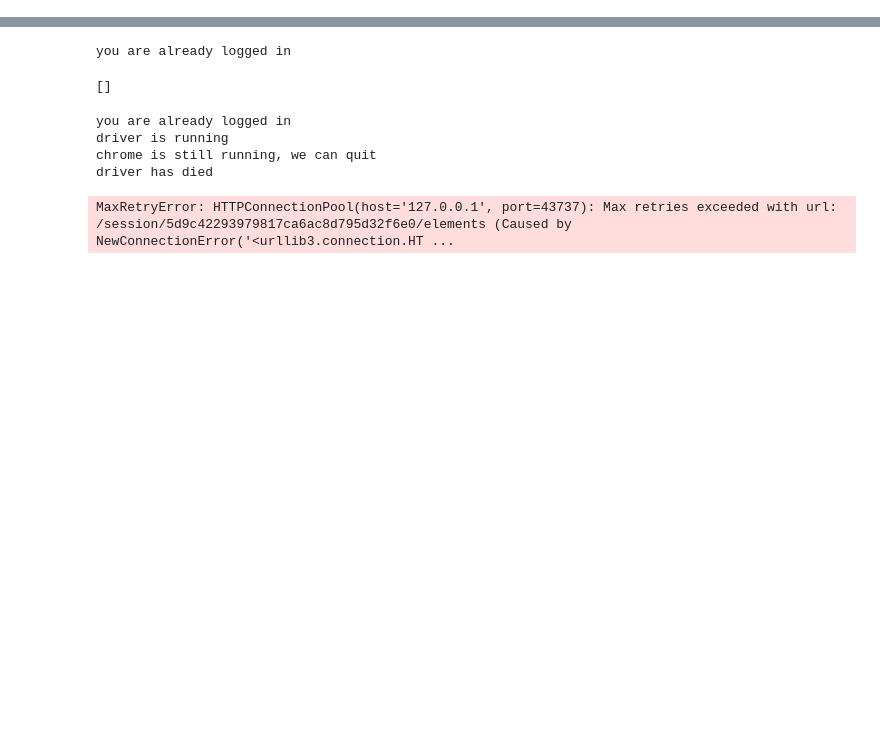
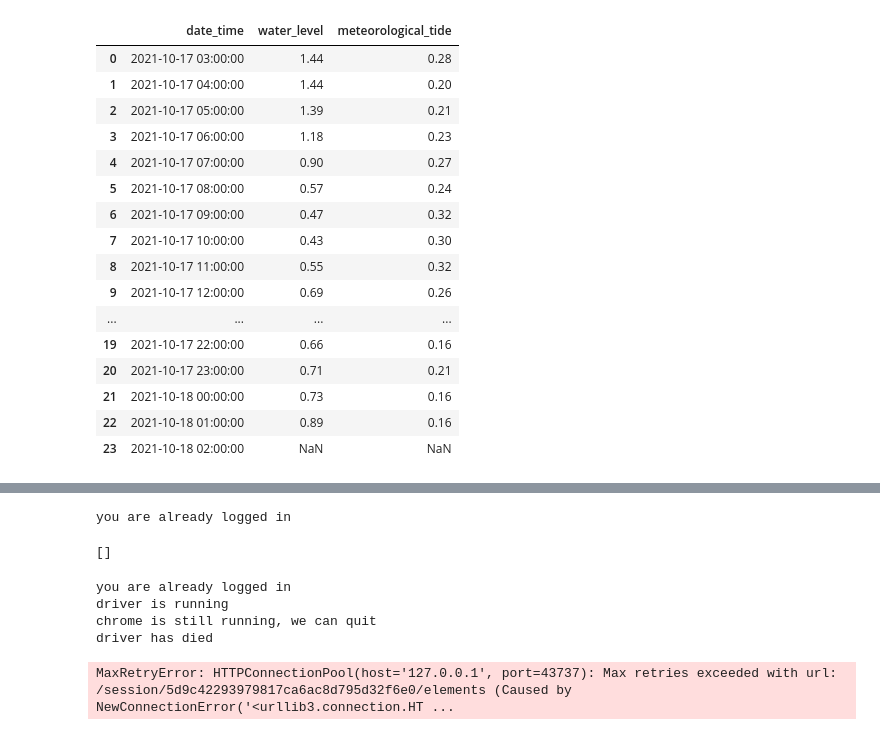
Before and after one commit to soutobias/oceanoobsbrasil, a Jupyter notebook: notebooks/tide_santos.ipynb, the cells around one changed output, grey strips where cells are left out. Cells and saved outputs as stored; diff of their text form; code cells hidden in the pictures; blank space fills up the shorter version.

```diff
--- a/notebooks/tide_santos.ipynb
+++ b/notebooks/tide_santos.ipynb
@@ -35,0 +64,20 @@ KeyboardInterrupt:
+# %%
+df
+# %% [output]
+|  | date_time | water_level | meteorological_tide |
+| 0 | 2021-10-17 03:00:00 | 1.44 | 0.28 |
+| 1 | 2021-10-17 04:00:00 | 1.44 | 0.20 |
+| 2 | 2021-10-17 05:00:00 | 1.39 | 0.21 |
+| 3 | 2021-10-17 06:00:00 | 1.18 | 0.23 |
+| 4 | 2021-10-17 07:00:00 | 0.90 | 0.27 |
+| 5 | 2021-10-17 08:00:00 | 0.57 | 0.24 |
+| 6 | 2021-10-17 09:00:00 | 0.47 | 0.32 |
+| 7 | 2021-10-17 10:00:00 | 0.43 | 0.30 |
+| 8 | 2021-10-17 11:00:00 | 0.55 | 0.32 |
+| 9 | 2021-10-17 12:00:00 | 0.69 | 0.26 |
+| ... | ... | ... | ... |
+| 19 | 2021-10-17 22:00:00 | 0.66 | 0.16 |
+| 20 | 2021-10-17 23:00:00 | 0.71 | 0.21 |
+| 21 | 2021-10-18 00:00:00 | 0.73 | 0.16 |
+| 22 | 2021-10-18 01:00:00 | 0.89 | 0.16 |
+| 23 | 2021-10-18 02:00:00 | NaN | NaN |
```
Also changed, not shown: parts of 7 cells of this notebook, 1 other file.
